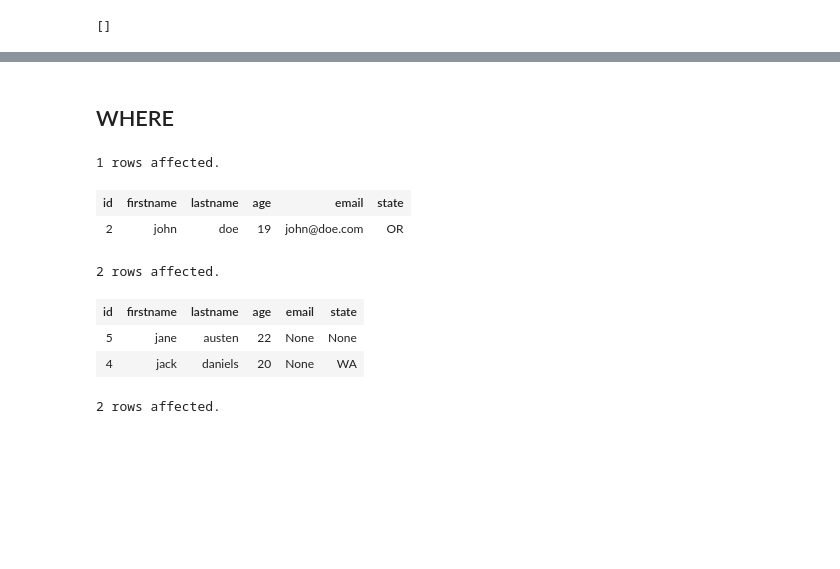
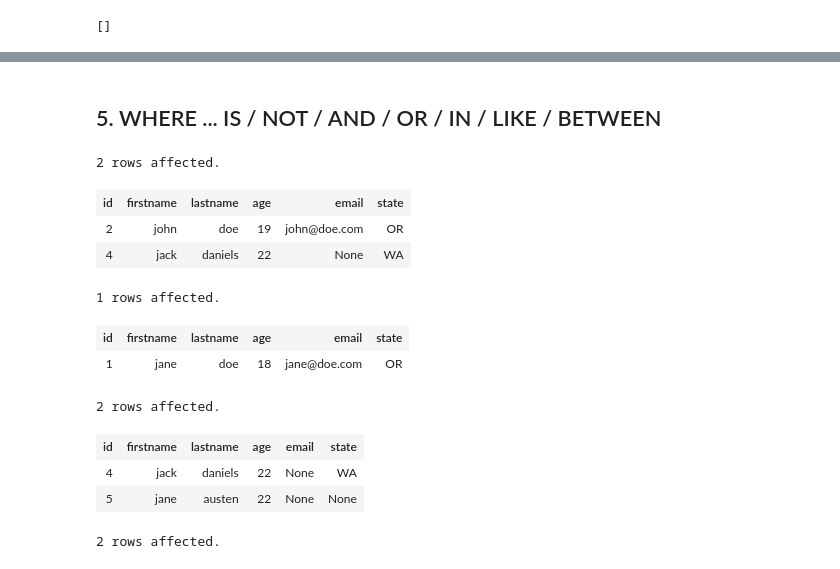
Before and after one commit to ixig/ML_CheatSheets, a Jupyter notebook: ipynb/SQLCheatSheet.ipynb, the cells around one changed output, grey strips where cells are left out. Drawn from its saved outputs; the diff is of its cells as text; code cells hidden in the pictures; blank space fills up the shorter version.

```diff
--- a/ipynb/SQLCheatSheet.ipynb
+++ b/ipynb/SQLCheatSheet.ipynb
@@ -93,14 +102,10 @@ INSERT INTO customers (firstName, lastName, age) VALUES
 # %%
 %%sql
 UPDATE customers SET
+age=age-1,
 email='jack@daniels.net',
 state='CA'
 WHERE lastname='daniels' AND age=99;
 # %% [output]
 1 rows affected.
 []
-# %%
-%%sql
-UPDATE customers SET
-age=age-1
-WHERE lastname='daniels' AND age=99;
@@ -200,16 +155,26 @@ SELECT COUNT(*) from customers where age>20;
 # %% [markdown]
-## WHERE
+## 5. WHERE ... IS / NOT / AND / OR / IN / LIKE / BETWEEN
 # %%
-%sql SELECT * from customers WHERE firstname='john' AND lastname='doe';
+%%sql
+SELECT * FROM customers WHERE firstName='john' AND lastName='doe' OR lastName='daniels';
 # %% [output]
-1 rows affected.
+2 rows affected.
 | id | firstname | lastname | age | email | state |
 | 2 | john | doe | 19 | john@doe.com | OR |
+| 4 | jack | daniels | 22 | None | WA |
+# %%
+%%sql
+SELECT * FROM customers where age=(SELECT MIN(age) AS max_age FROM customers);
+# %% [output]
+1 rows affected.
+| id | firstname | lastname | age | email | state |
+| 1 | jane | doe | 18 | jane@doe.com | OR |
 # %%
-%sql SELECT * from customers WHERE age>=20;
+%%sql
+SELECT * FROM customers WHERE age>=20;
 # %% [output]
 2 rows affected.
 | id | firstname | lastname | age | email | state |
+| 4 | jack | daniels | 22 | None | WA |
 | 5 | jane | austen | 22 | None | None |
-| 4 | jack | daniels | 20 | None | WA |
 # %%
```
Also changed, not shown: parts of 83 cells of this notebook, 2 other files.
